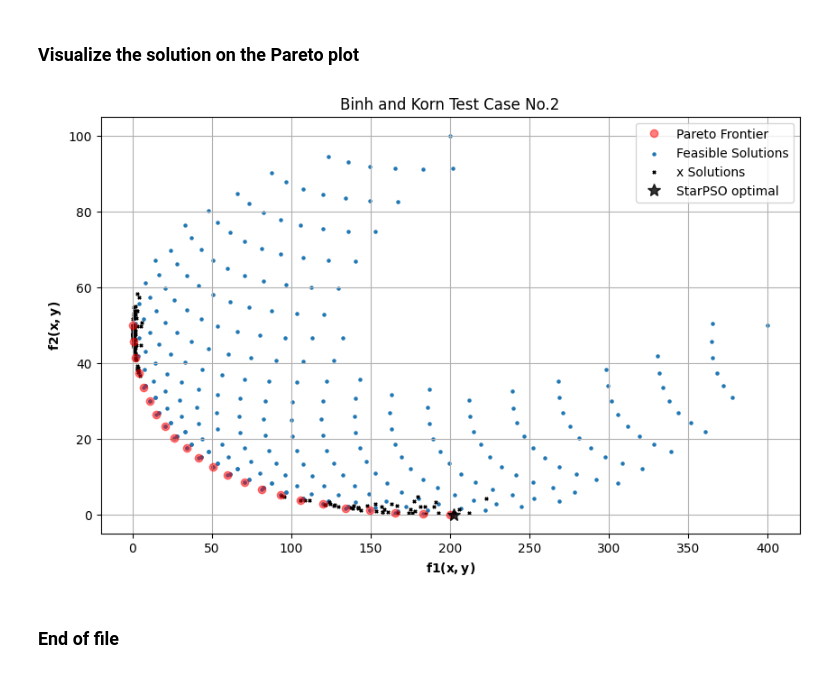
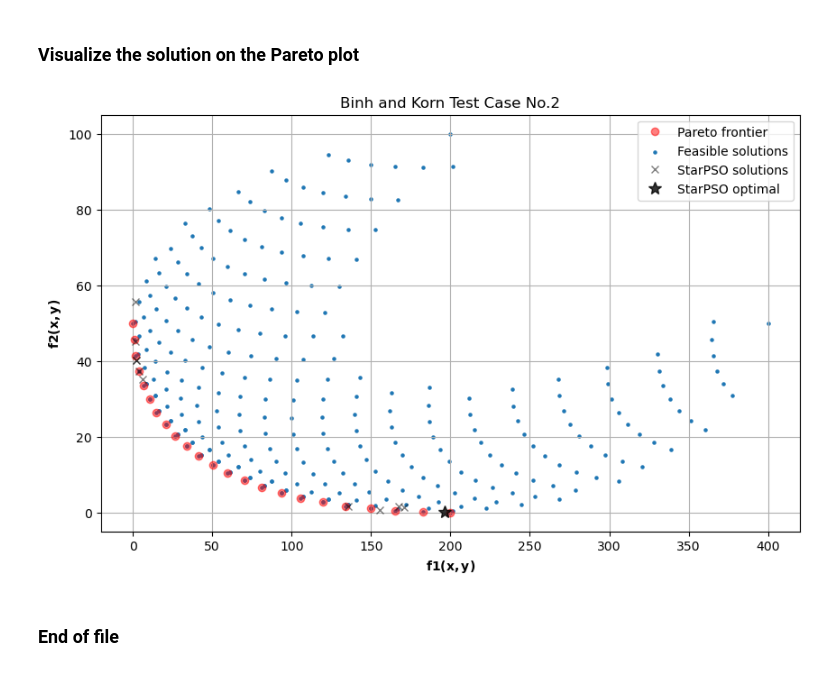
Before and after one commit to vrettasm/PyStarPSO, a Jupyter notebook: examples/binh_and_korn_multiobjective.ipynb, the cells around one changed output. Cells and saved outputs as stored; diff of their text form; code cells hidden in the pictures.

Commit message:
Updated the example with random weights.

```diff
--- a/examples/binh_and_korn_multiobjective.ipynb
+++ b/examples/binh_and_korn_multiobjective.ipynb
@@ -51,11 +52,13 @@ from star_pso.auxiliary.utilities import pareto_front, cost_function
 # %% [markdown]
 ## Define the multi-objective function
 # %%
+@lru_cache(maxsize=256)
+def random_weight(i: int = 0) -> float:
+    return np.random.random()
+
 # Multi-objective function.
 @cost_function(minimize=True)
 def fun_Binh_Korn(vector_xy: np.ndarray, **kwargs) -> float:
-    # Extract the current iteration.
-    it = kwargs["it"]
 
     # Set the penalty coefficient.
     rho = 5.0
@@ -72,11 +75,11 @@ def fun_Binh_Korn(vector_xy: np.ndarray, **kwargs) -> float:
     C2 = min(0.0, (x - 8.0)**2 + (y + 3.0)**2 - 7.7)**2
 
     # Assign the weights.
-    w1 = (it % 100) / 100
+    w1 = random_weight(kwargs["it"])
     w2 = 1.0 - w1
 
     # Compute the final value.
-    f_value = fsum([w1*f1, w2*f2, rho*(C1 + C2)])
+    f_value = w1*f1 + w2*f2 + rho*(C1 + C2)
 
     # Return the solution.
     return f_value
@@ -149,7 +152,7 @@ f2(x, y) = 0.02266
 # %%
 best_n = []
 
-for p in test_PSO.swarm.best_n(N//2):
+for p in test_PSO.swarm.best_n(n=10):
     # Extract the position.
     x_p, y_p = p.best_position
 
@@ -197,35 +200,35 @@ pareto_points = pareto_front(points)
 # %%
 # Create a new figure.
 plt.figure(figsize=(10, 6))
 
 # Plot the Pareto front.
 plt.plot(pareto_points[:, 0],
          pareto_points[:, 1],
-         'ro', alpha=0.5, label="Pareto Frontier")
+         'ro', alpha=0.5, label="Pareto frontier")
 
 # Plot all the feasible solutions.
 plt.scatter(x=points[:, 0],
             y=points[:, 1],
-            s=5, marker='o', label="Feasible Solutions")
+            s=5, marker='o', label="Feasible solutions")
 
-# Plot all the rest of solutions.
-plt.scatter(x=best_n[:, 0],
-            y=best_n[:, 1],
-            s=5, marker='x', color="black", label="x Solutions")
+# Plot other points.
+plt.plot(best_n[:, 0],
+         best_n[:, 1],
+         'kx', alpha=0.5, label="StarPSO solutions")
 
 # Plot the optimal solution from the PSO.
 plt.plot(f1_opt, f2_opt,
          'k*', markersize=10, alpha=0.8, label="StarPSO optimal")
 
 # Tidy up the plot.
 plt.title("Binh and Korn Test Case No.2")
 plt.xlabel(r"$\mathbf{f1(x,y)}$")
 plt.ylabel(r"$\mathbf{f2(x,y)}$")
 plt.legend()
 plt.grid(True)
 
 plt.savefig("Binh_and_Korn_optimal.pdf", format="pdf", dpi=300)
 # %% [output]
-[figure, old version]
+[figure, new version]
 # %% [markdown]
 ### End of file
```
Also changed, not shown: parts of 3 cells of this notebook.
